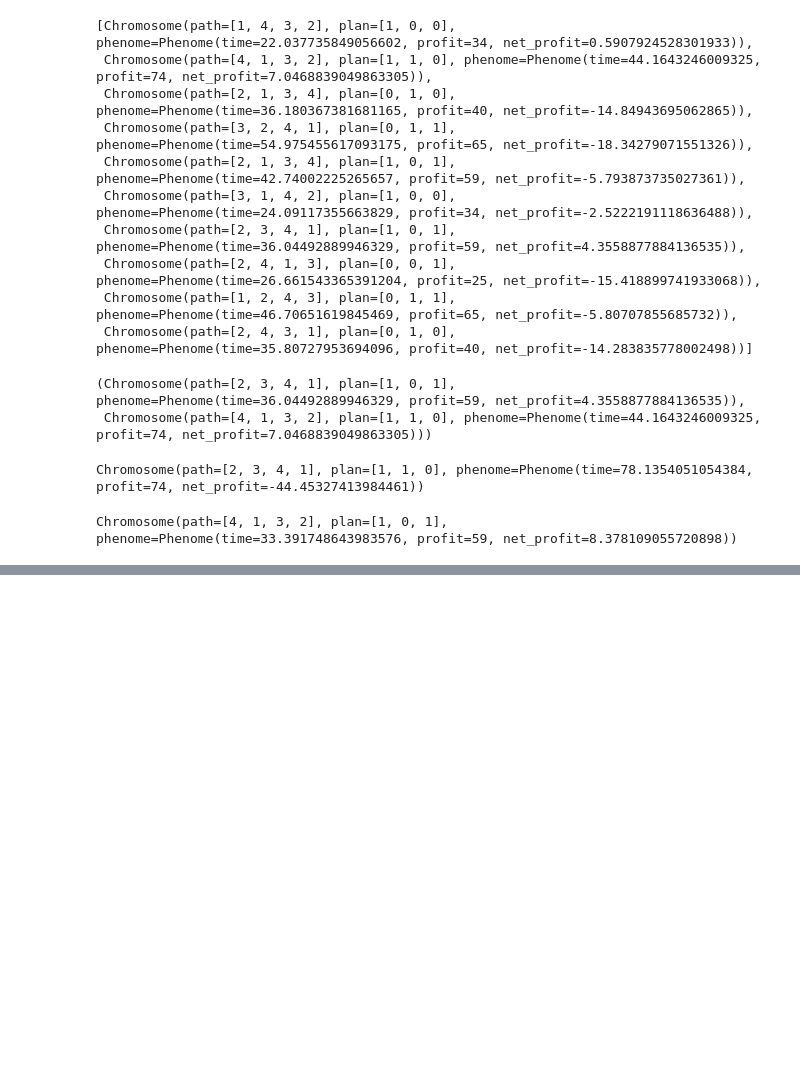
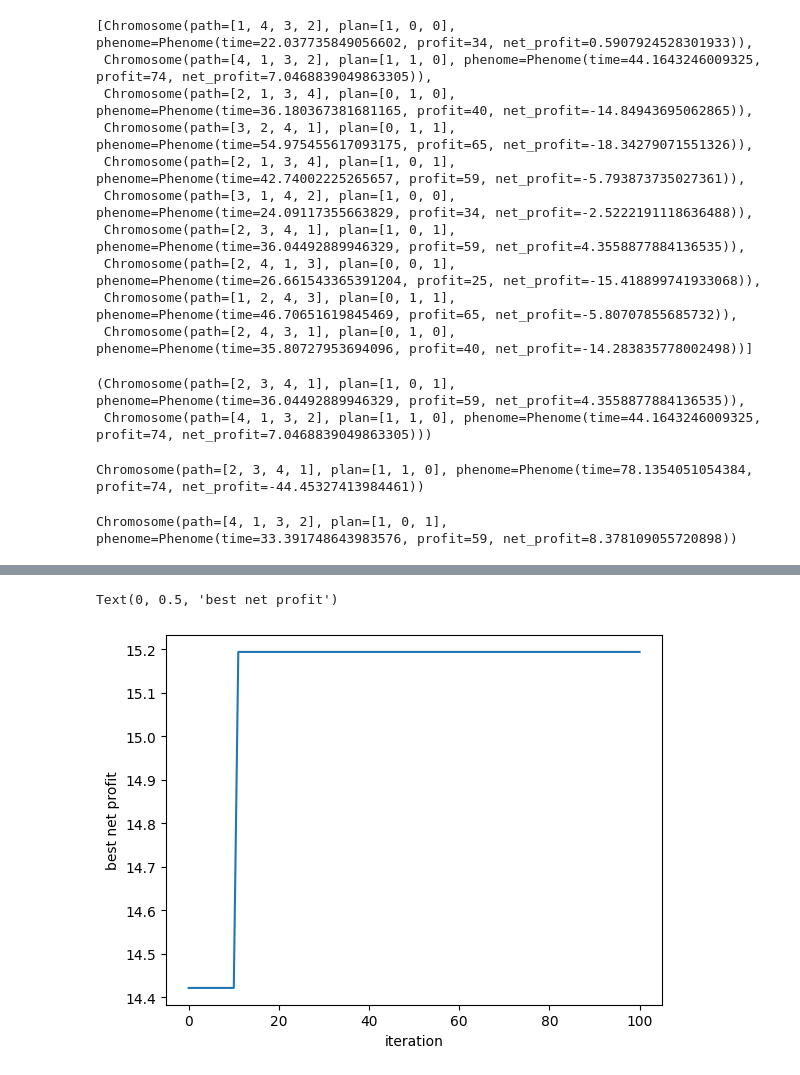
Before and after one commit to thatbeer/Nature_inspired, a Jupyter notebook: project02/test_ga.ipynb, the cells around one changed output, grey strips where cells are left out. Saved outputs shown, nothing was run; the diff lists cells and outputs as text; code cells hidden in the pictures; blank space fills up the shorter version.

```diff
--- a/project02/test_ga.ipynb
+++ b/project02/test_ga.ipynb
@@ -269,0 +286,3 @@ Chromosome(path=[4, 1, 3, 2], plan=[1, 0, 1], phenome=Phenome(time=33.3917486439
+# %%
+o12 = inversion_mutation(o1)
+o22 = inversion_mutation(o2)
@@ -269,0 +294,9 @@ Chromosome(path=[4, 1, 3, 2], plan=[1, 0, 1], phenome=Phenome(time=33.3917486439
+# %%
+def replace_weakest(population : List[Chromosome], candidates:Chromosome):
+    keys = [x.phenome.net_profit for x in population]
+    weakest_index = np.argmin(keys)
+
+    if candidates.phenome.net_profit > population[weakest_index].phenome.net_profit:
+        population[weakest_index] = candidates
+
+    return population
@@ -269,0 +335,16 @@ Chromosome(path=[4, 1, 3, 2], plan=[1, 0, 1], phenome=Phenome(time=33.3917486439
+# %%
+max_generation = 100
+max_pop = 100
+tour_size = 10
+history = []
+population = [ Chromosome(*generate_ttp_solution(4,item,80)) for _ in range(max_pop)]
+history.append(sorted(population,key= lambda c:c.phenome.net_profit)[-1].phenome.net_profit)
+for _ in range(max_generation):
+    p1 = tournament_selection(population,tour_size)
+    p2 = tournament_selection(population,tour_size)
+    o1 , o2 = ordered_crossover(p1,p2)
+    o12 = inversion_mutation(o1)
+    o22 = inversion_mutation(o2)
+    population = replace_weakest(population,o12)
+    population = replace_weakest(population,o22)
+    history.append(sorted(population,key= lambda c:c.phenome.net_profit)[-1].phenome.net_profit)
@@ -269,0 +371,7 @@ Chromosome(path=[4, 1, 3, 2], plan=[1, 0, 1], phenome=Phenome(time=33.3917486439
+# %%
+plt.plot(np.arange(len(history)),history)
+plt.xlabel("iteration")
+plt.ylabel("best net profit")
+# %% [output]
+Text(0, 0.5, 'best net profit')
+[figure, added]
```
Also changed, not shown: parts of 7 cells of this notebook.
